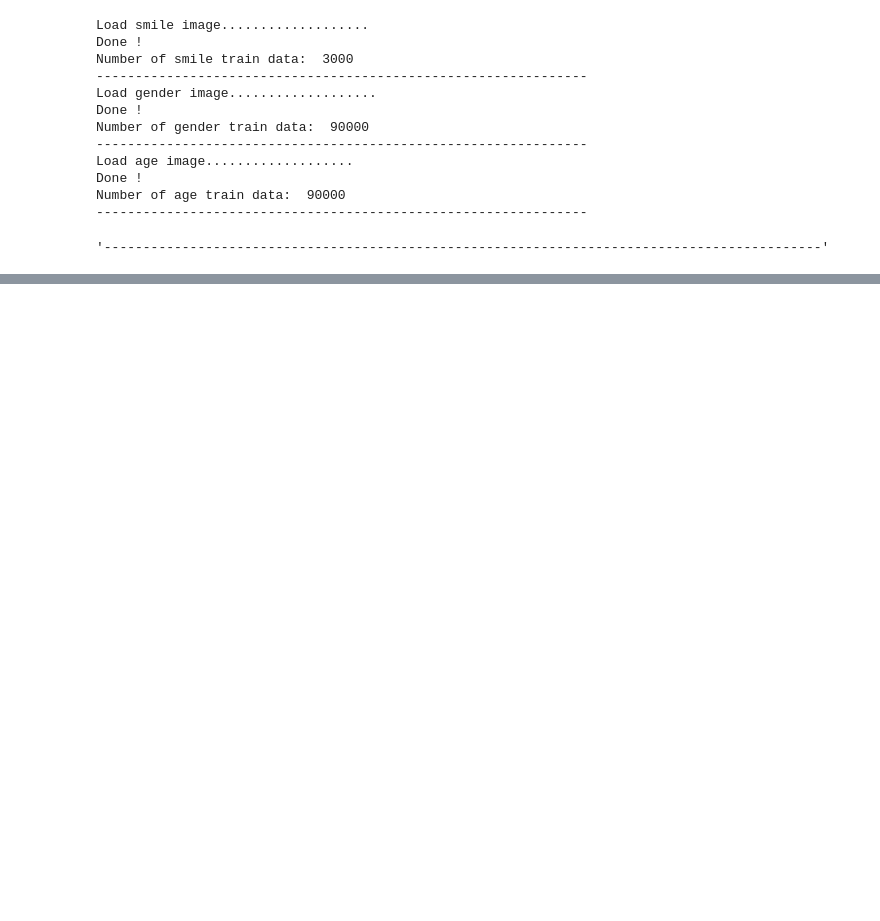
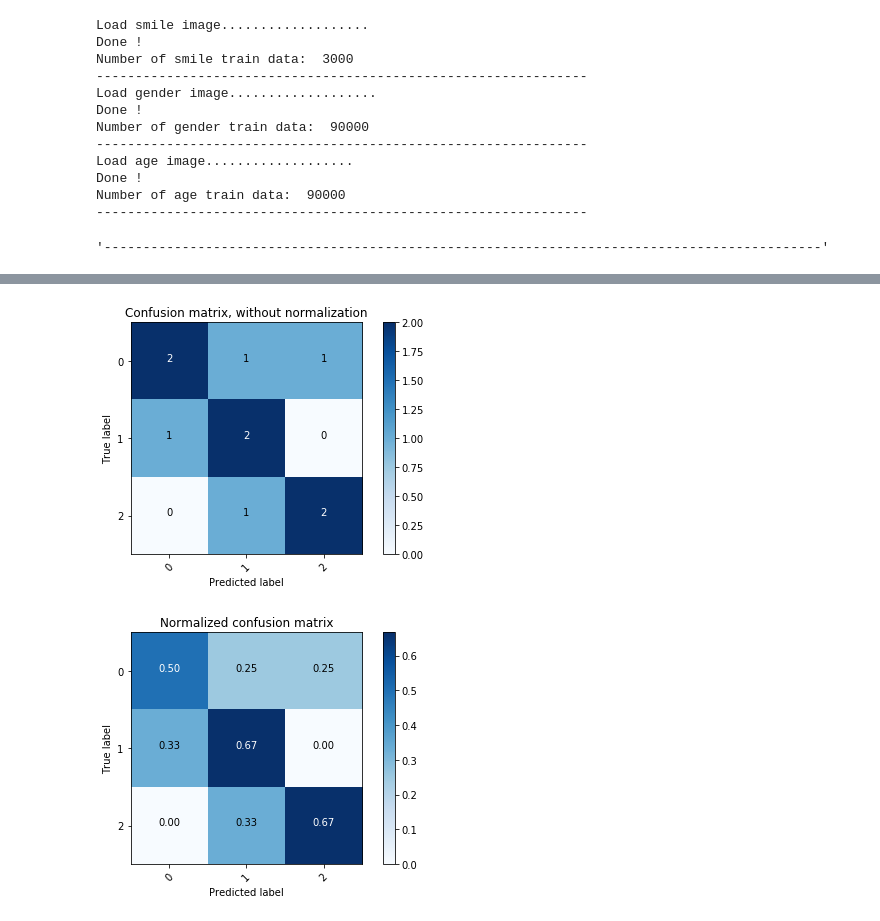
Before and after one commit to truongnmt/multi-task-learning, a Jupyter notebook: evaluate2.ipynb, the cells around one changed output, grey strips where cells are left out. Saved outputs shown, nothing was run; the diff lists cells and outputs as text; code cells hidden in the pictures; blank space fills up the shorter version.

```diff
--- a/evaluate2.ipynb
+++ b/evaluate2.ipynb
@@ -1007,0 +259,19 @@ Age: 39
+# %%
+y_true = np.array([0, 0, 0, 0, 1, 1, 1, 2, 2, 2])
+y_pred = np.array([0, 1, 0, 2, 1, 1, 0, 2, 1, 2])
+cnf_matrix = confusion_matrix(y_true, y_pred)
+
+class_names = [0, 1, 2]
+plt.figure()
+plot_confusion_matrix(cnf_matrix, classes=class_names,
+                      title='Confusion matrix, without normalization')
+
+# Plot normalized confusion matrix
+plt.figure()
+plot_confusion_matrix(cnf_matrix, classes=class_names, normalize=True,
+                      title='Normalized confusion matrix')
+
+plt.show()
+# %% [output]
+[figure, added]
+[figure, added]
```
Also changed, not shown: parts of 38 cells of this notebook, 26 other files.
